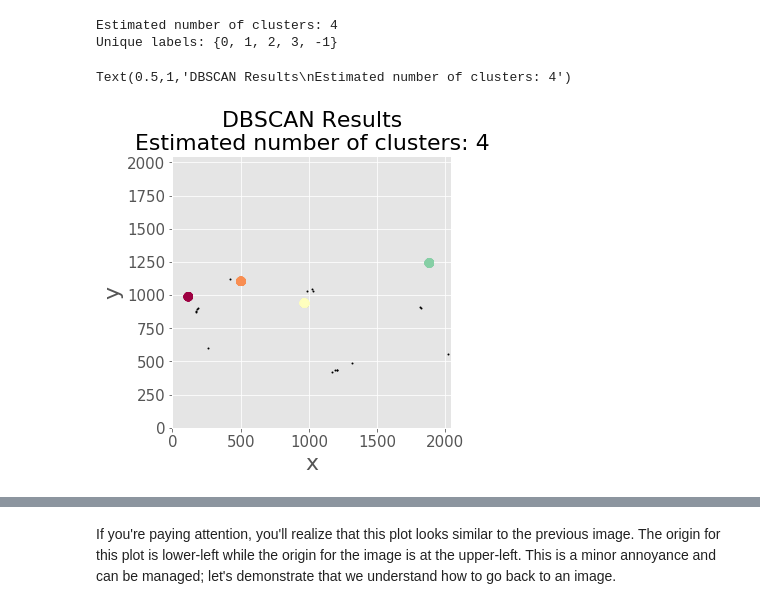
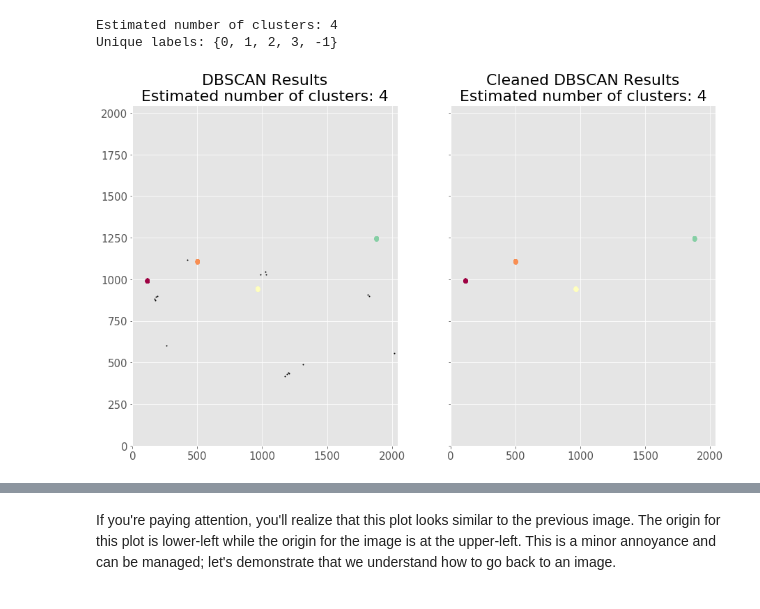
Before and after one commit to WillGiang/golgi-polarization, a Jupyter notebook: GolgiPolarization.ipynb, the cells around one changed output, grey strips where cells are left out. Cells and saved outputs as stored; diff of their text form; code cells hidden in the pictures.

```diff
--- a/GolgiPolarization.ipynb
+++ b/GolgiPolarization.ipynb
@@ -30,7 +30,7 @@ Not all image readers can understand tiffs with multiple images. RGB image loade
 ### Importing tiff stack images with skimage.io.imread
 from skimage import io
 
-imdir = 'C:/Users/letmedoit/endothelial Polarization-exp 1/Animal 1- 4hrs-marked/'
+imdir = 'C:/Users/letmedoit/endothelial Polarization-exp 1/processeddata/Animal-1-4hrs-marked/'
 imarrayGBR = io.imread(imdir+'Animal 1_4hrs_002-edit.tif')  # loads to numpy array
 
 print("dtype:{}, shape:{}, min:{}, max:{}".format(
@@ -174,27 +174,51 @@ print('Unique labels: {}'.format(unique_labels))
 Estimated number of clusters: 4
 Unique labels: {0, 1, 2, 3, -1}
 # %%
-plt.figure(figsize=(5,5))
+fig, ax = plt.subplots(1,2, figsize=(15,9),sharex=True,sharey=True)
+
+spraypaintcenters = []
+maxspraysize = 60 #pixels
+# the actual sprays are ~21 pixels wide, so this is generous
 
 colors = [plt.cm.Spectral(each)
          for each in np.linspace(0,1, len(unique_labels))]
 
 for k, col in zip(unique_labels, colors):
     class_member_mask = (labels == k)
 
     xy = X[class_member_mask & core_samples_mask]
-    plt.plot(xy[:,0], xy[:,1], 'o', markerfacecolor=tuple(col),
-        markeredgecolor=tuple(col), markersize=5)
+    ax[0].plot(xy[:,0], xy[:,1], 'o', markerfacecolor=tuple(col),
+        markeredgecolor=tuple(col), markersize=1)
+
+    if k != -1:        # Ignore noise
+        dx = np.max(xy[:,0]) - np.min(xy[:,0])
+        dy = np.max(xy[:,1]) - np.min(xy[:,1])
+        #print(dx, dy)
+        if max(dx,dy) < maxspraysize:
+            ax[1].plot(xy[:,0], xy[:,1], 'o', markerfacecolor=tuple(col),
+            markeredgecolor=tuple(col), markersize=1)
+
+            spraypaintcenters.append(
+                [np.rint( np.min(xy[:,0]) + dx/2)  ,
+                 np.rint( np.min(xy[:,1]) + dy/2)])
+        else:
+            badlabels.append(k)
 
     xy = X[class_member_mask & ~core_samples_mask]
-    plt.plot(xy[:,0], xy[:,1], 'o', markerfacecolor='k',
+    ax[0].plot(xy[:,0], xy[:,1], 'o', markerfacecolor='k',
             markeredgecolor='k', markersize=1)
 
-plt.xlim([0, imarray.shape[0]])
-plt.ylim([0, imarray.shape[1]])
-plt.xlabel('x')
-plt.ylabel('y')
-plt.title('DBSCAN Results\nEstimated number of clusters: {}'.format(n_clusters_))
+
+ax[0].set_xlim([0, imarray.shape[0]])
+ax[0].set_ylim([0, imarray.shape[1]])
+
+ax[0].set_title(
+    'DBSCAN Results\nEstimated number of clusters: {}'.format(
+    n_clusters_))
+ax[1].set_title(
+    'Cleaned DBSCAN Results\nEstimated number of clusters: {}'.format(
+    n_clusters_))
+
+spraypaintcenters = np.array(spraypaintcenters).astype(int)
 # %% [output]
-Text(0.5,1,'DBSCAN Results\nEstimated number of clusters: 4')
-[figure, old version]
+[figure, new version]
```
Also changed, not shown: parts of 6 cells of this notebook.
